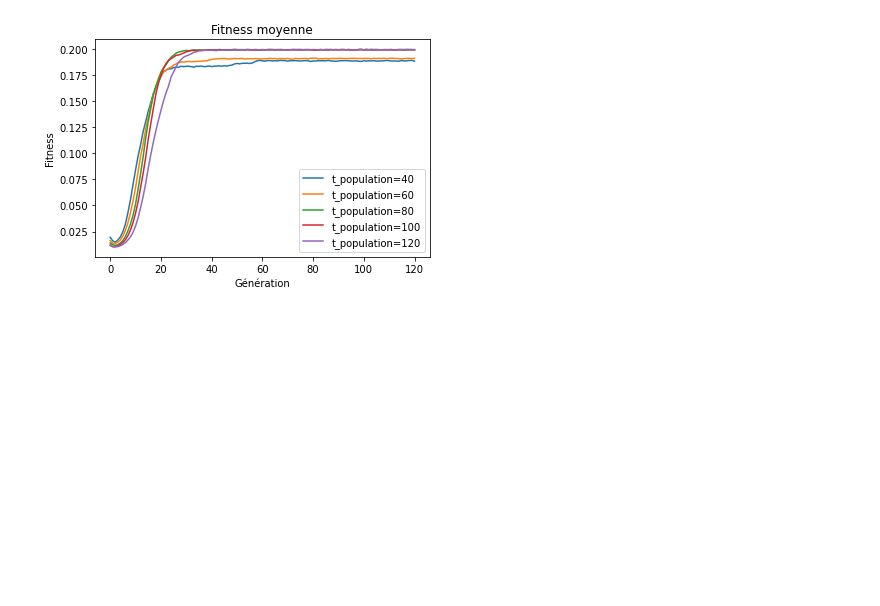
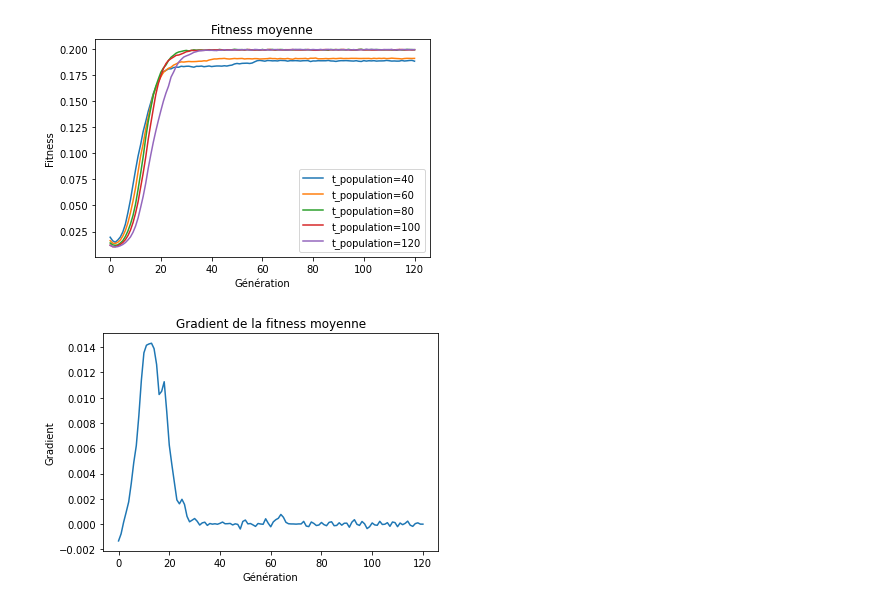
Before and after one commit to HubESI/Optim, a Jupyter notebook: ga_parameters_tuning.ipynb, the cells around one changed output. Saved outputs shown, nothing was run; the diff lists cells and outputs as text; code cells hidden in the pictures; blank space fills up the shorter version.

Commit message:
feat max_generation tuning

```diff
--- a/ga_parameters_tuning.ipynb
+++ b/ga_parameters_tuning.ipynb
@@ -173,3 +173,32 @@ ax.legend()
 fig.savefig("ga_concepts/parameters/population_sizes_tmp.pdf", bbox_inches="tight")
 # %% [output]
 [figure]
+# %%
+population_size = 80
+# %%
+fig, ax = plt.subplots()
+x = np.arange(0, max_generations + 1)
+f = open("ga_concepts/parameters/max_generations_effect_tmp.npy", "wb")
+total_avgs_fitness = np.zeros(max_generations + 1)
+for _ in range(nb_runs):
+    col = GA(
+        g,
+        population_size=population_size,
+        rand_proportion=rand_proportion,
+        crossover_rate=crossover_rate,
+        mutation_rate=mutation_rate,
+        max_generations=max_generations
+    )
+    gens_info, t = col.solve()
+    total_avgs_fitness += np.array(gens_info[3])
+total_avgs_fitness /= nb_runs
+avgs_fitness_gradient = np.gradient(total_avgs_fitness)
+np.save(f, avgs_fitness_gradient)
+ax.plot(x, avgs_fitness_gradient)
+f.close()
+ax.set_title("Gradient de la fitness moyenne")
+ax.set_xlabel("Génération")
+ax.set_ylabel("Gradient")
+fig.savefig("ga_concepts/parameters/max_generations_effect_tmp.pdf", bbox_inches="tight")
+# %% [output]
+[figure, added]
```
Also changed, not shown: parts of 1 cell of this notebook, 3 other files.
